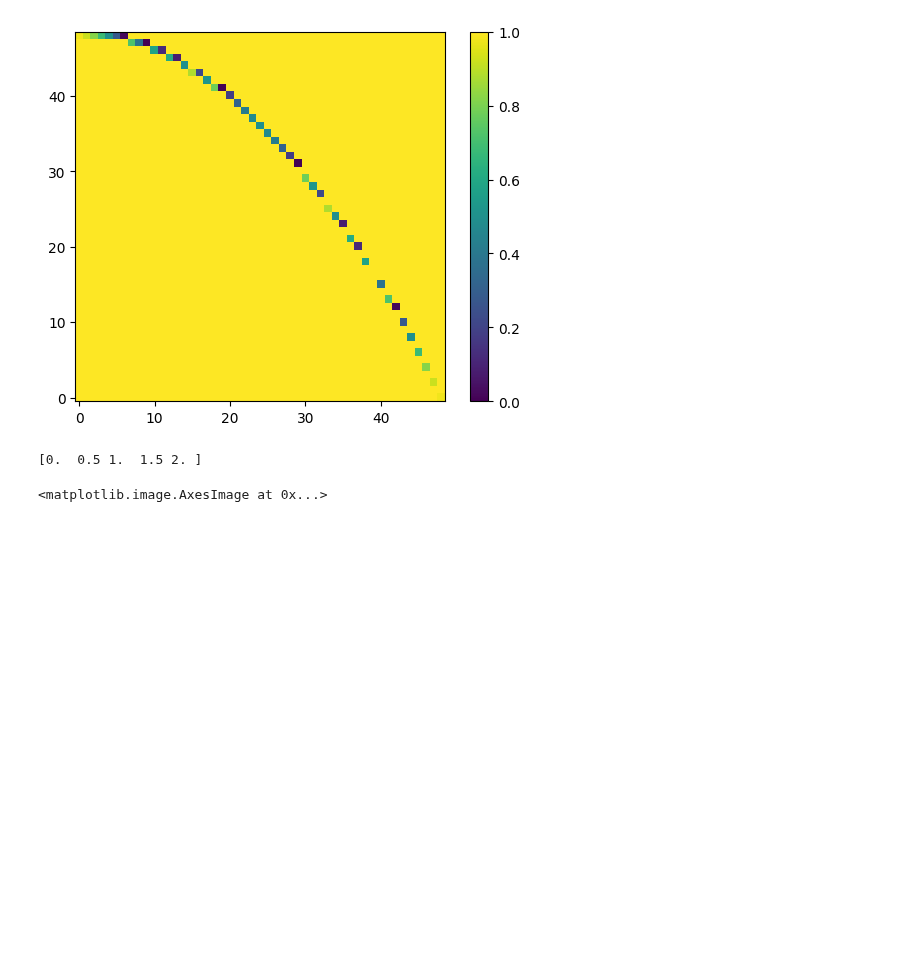
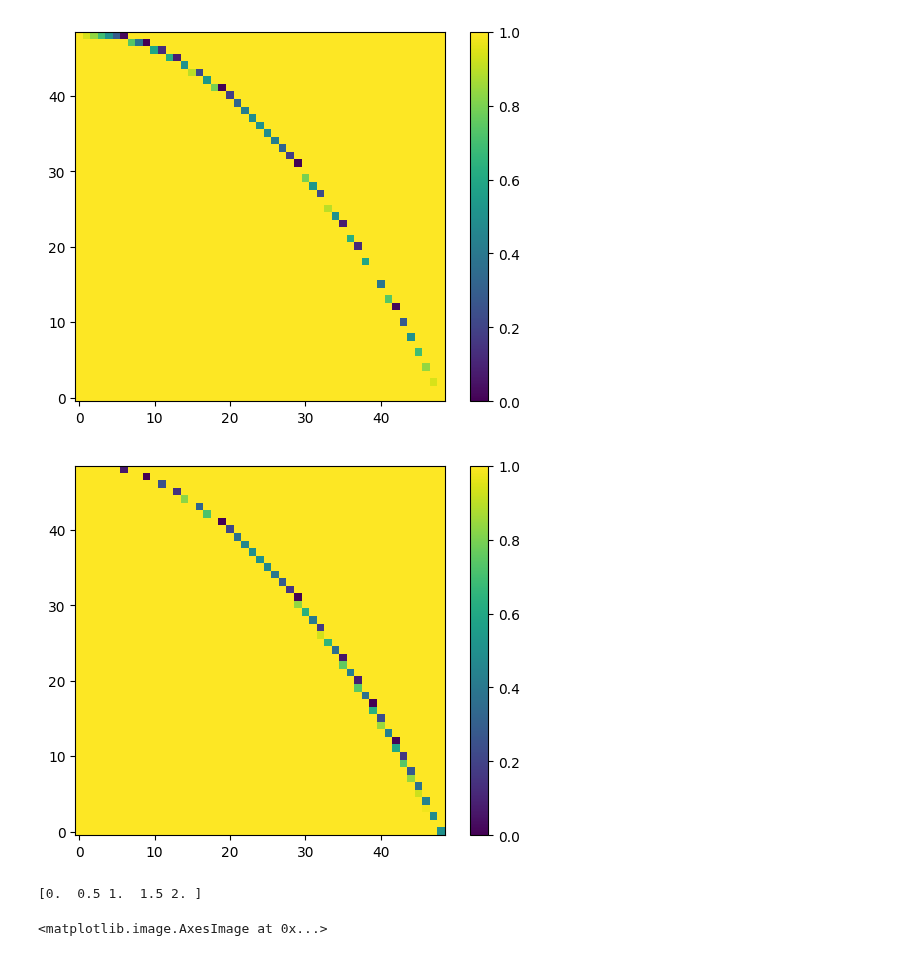
Before and after one commit to aledha/TMA4212-NumDiffDiff, a Jupyter notebook: Project 1/OleScribbles copy.ipynb, the cells around one changed output. Cells and saved outputs as stored; diff of their text form; code cells hidden in the pictures; blank space fills up the shorter version.

```diff
--- a/Project 1/OleScribbles copy.ipynb
+++ b/Project 1/OleScribbles copy.ipynb
@@ -9,26 +9,28 @@ def im(grid, title = '', origin = 'lower'):
     plt.show()
 # %%
 def get_etaxi(M):
-    h = 1/(M)
+    h = 1/(M+1)
     x = np.linspace(0, 1, M+1)
     y = np.linspace(0, 1, M+1)
     xx, yy = np.meshgrid(x, y)
 
     xigrid = (np.sqrt(1 - yy) - xx)/h
     xigrid[xigrid<0] = 1
     xigrid[xigrid>1] = 1
 
     etagrid = ((1-xx**2) - yy)/h
     etagrid[etagrid<0] = 1
     etagrid[etagrid>1] = 1
     return etagrid[1:-1,1:-1].flatten(), xigrid[1:-1,1:-1].flatten()
 
 M = 50
 e, x = get_etaxi(M)
 im(e.reshape((M-1,M-1)))
+im(x.reshape((M-1,M-1)))
 print(np.linspace(0,2, 5))
 # %% [output]
 [figure]
+[figure, added]
 [0.  0.5 1.  1.5 2. ]
 # %%
 num_points = 15
```
Also changed, not shown: parts of 2 cells of this notebook.
